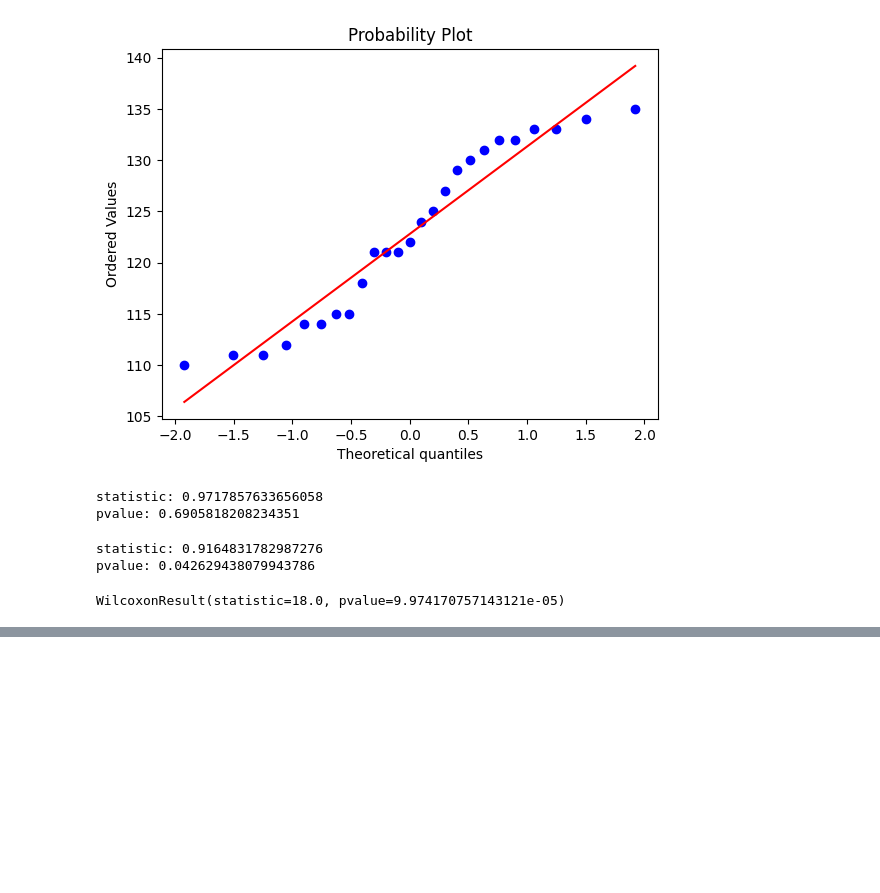
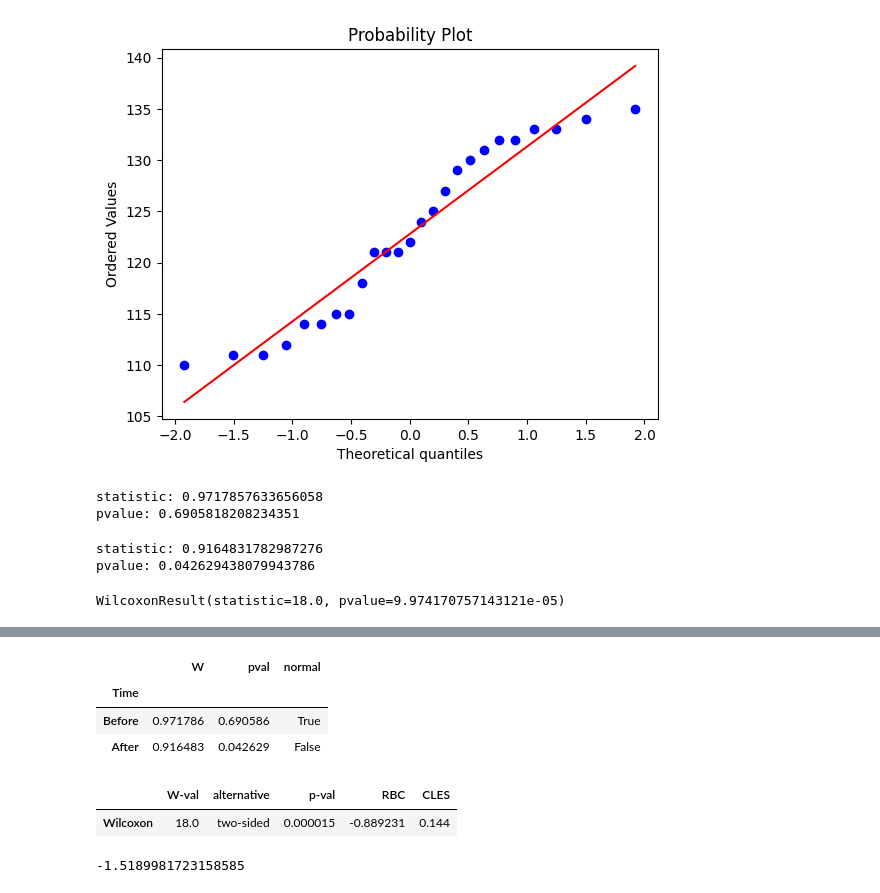
Before and after one commit to arunmhh/codeforytv, a Jupyter notebook: test_run.ipynb, the cells around one changed output, grey strips where cells are left out. Cells and saved outputs as stored; diff of their text form; code cells hidden in the pictures; blank space fills up the shorter version.

```diff
--- a/test_run.ipynb
+++ b/test_run.ipynb
@@ -126,0 +193,26 @@ WilcoxonResult(statistic=18.0, pvalue=9.974170757143121e-05)
+# %%
+import pingouin as pg
+### check the normality
+## dv = dependent variable
+## group = independent variable
+pg.normality(dp1, dv="Pressure", group="Time")
+# %% [output]
+|  | W | pval | normal |
+| Time |  |  |  |
+| Before | 0.971786 | 0.690586 | True |
+| After | 0.916483 | 0.042629 | False |
+# %%
+### wilcoxon test
+pg.wilcoxon(data_pressure["After"],data_pressure["Before"],
+            alternative="two-sided",
+            method="exact",
+            correction=False)
+# %% [output]
+|  | W-val | alternative | p-val | RBC | CLES |
+| Wilcoxon | 18.0 | two-sided | 0.000015 | -0.889231 | 0.144 |
+# %%
+pg.compute_effsize(data_pressure["After"],data_pressure["Before"],
+                   paired=True,
+                   eftype= "cohen")
+# %% [output]
+-1.5189981723158585
```
Also changed, not shown: parts of 9 cells of this notebook, 2 other files.
